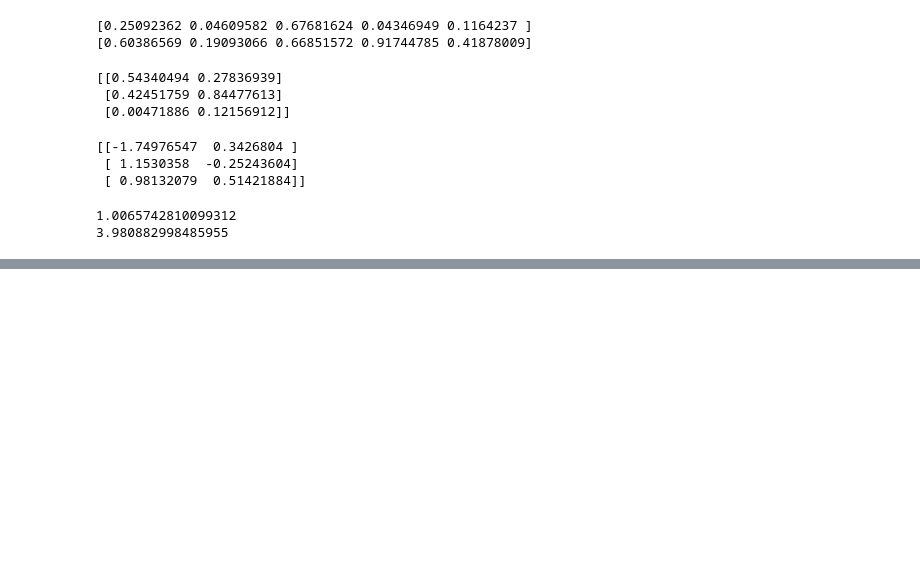
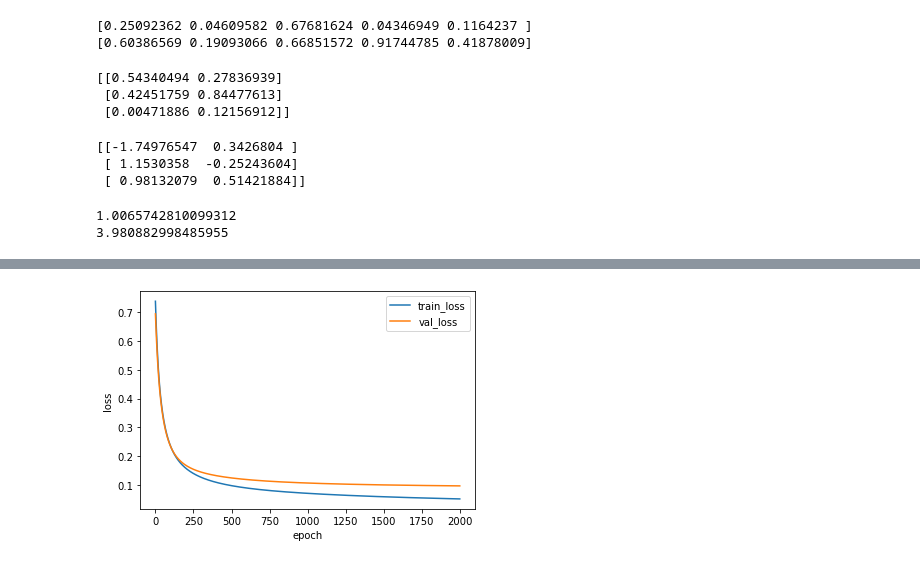
Before and after one commit to imguru-mooc/AI_Basic, a Jupyter notebook: 파이썬/11_day.ipynb, the cells around one changed output, grey strips where cells are left out. Drawn from its saved outputs; the diff is of its cells as text; code cells hidden in the pictures; blank space fills up the shorter version.

```diff
--- a/파이썬/11_day.ipynb
+++ b/파이썬/11_day.ipynb
@@ -209,0 +306,24 @@ print( np.std(temp) )
+# %%
+class RandomInitNetwork(DualLayer):
+
+    def init_weights(self, n_features):
+        np.random.seed(42)
+        self.w1 = np.random.normal(0, 1,
+                                   (n_features, self.units))  # (특성 개수, 은닉층의 크기)
+        self.b1 = np.zeros(self.units)                        # 은닉층의 크기
+        self.w2 = np.random.normal(0, 1,
+                                   (self.units, 1))           # (은닉층의 크기, 1)
+        self.b2 = 0
+# %%
+random_init_net = RandomInitNetwork(l2=0.01)
+random_init_net.fit(x_train_scaled, y_train,
+                    x_val=x_val_scaled, y_val=y_val, epochs=2000)
+# %%
+plt.plot(random_init_net.losses)
+plt.plot(random_init_net.val_losses)
+plt.ylabel('loss')
+plt.xlabel('epoch')
+plt.legend(['train_loss', 'val_loss'])
+plt.show()
+# %% [output]
+[figure, added]
```
Also changed, not shown: parts of 4 cells of this notebook, 1 other file.
